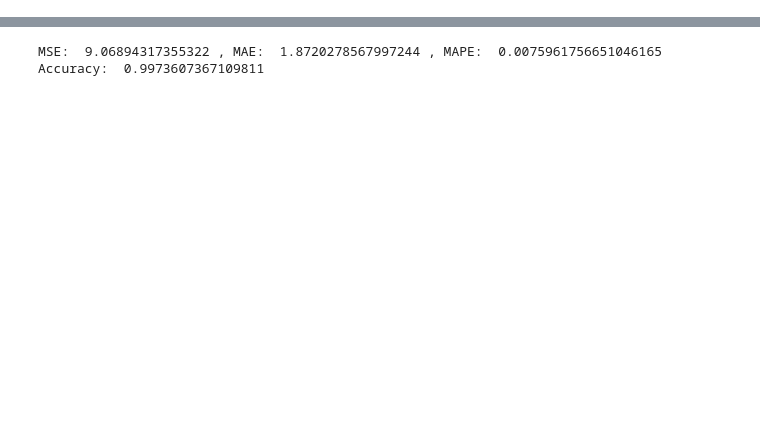
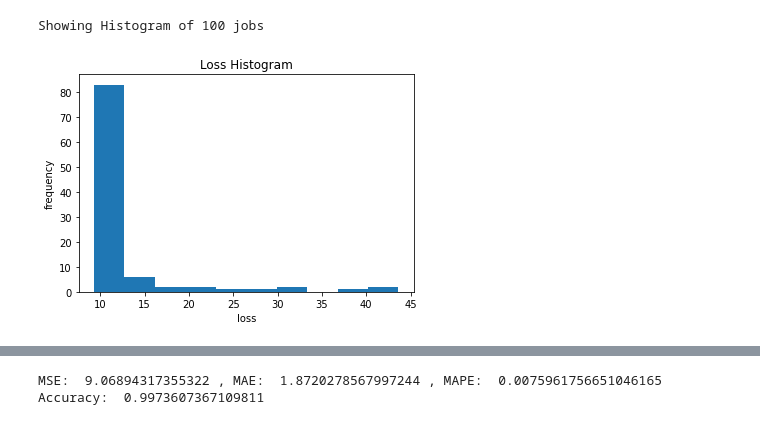
Before and after one commit to naskoap/rann, a Jupyter notebook: experiment/hyperopt_experiment.ipynb, the cells around one changed output, grey strips where cells are left out. Cells and saved outputs as stored; diff of their text form; code cells hidden in the pictures; blank space fills up the shorter version.

```diff
--- a/experiment/hyperopt_experiment.ipynb
+++ b/experiment/hyperopt_experiment.ipynb
@@ -127,0 +178,6 @@ end = time.time()
+# %%
+# Histogram of loss values across all 100 trials
+main_plot_histogram(trials)
+# %% [output]
+Showing Histogram of 100 jobs
+[figure, added]
```
Also changed, not shown: parts of 42 cells of this notebook.
